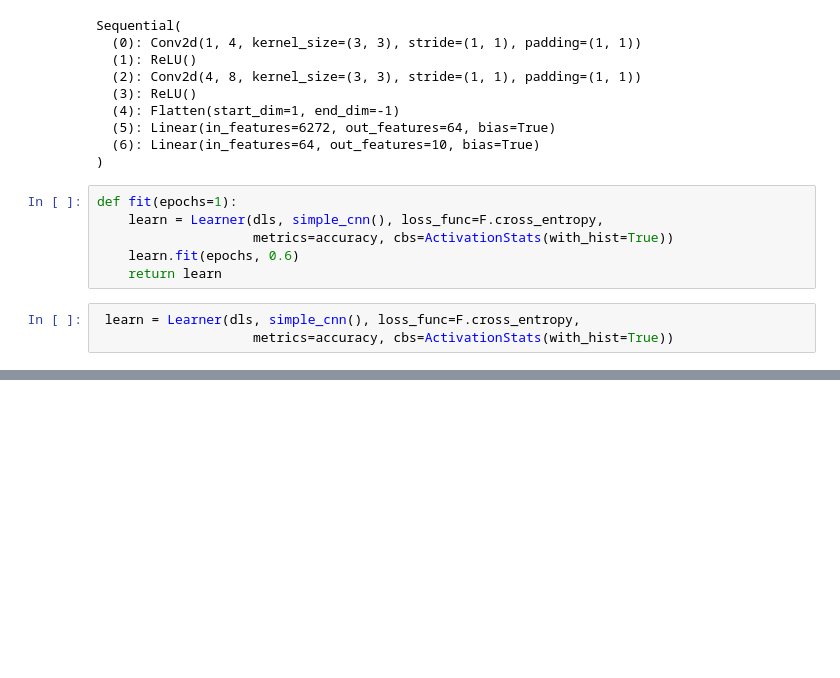
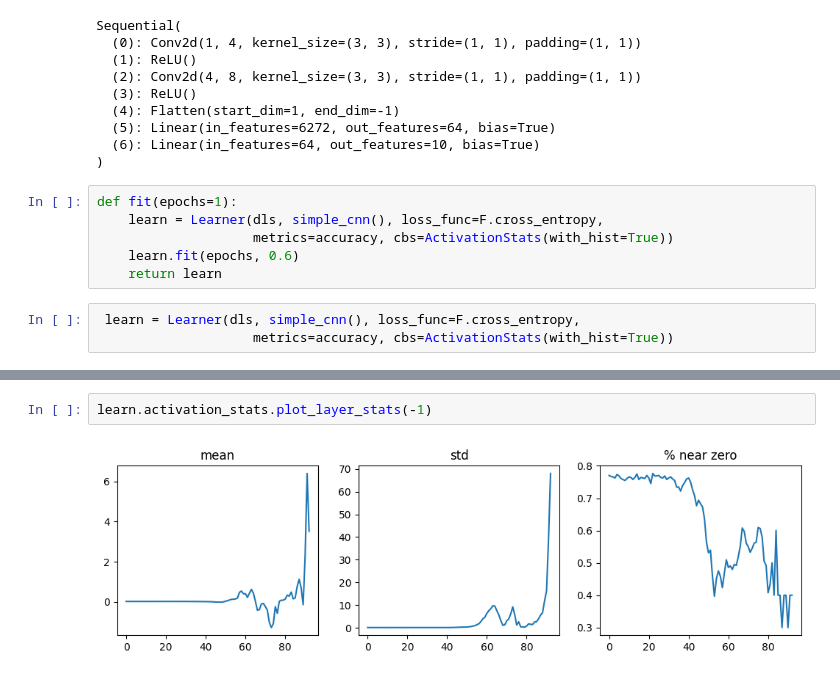
Before and after one commit to Teacher-Heiko/fastbook, a Jupyter notebook: MaxPool_Dropout_BatchNorm.ipynb, the cells around one changed output, grey strips where cells are left out. Saved outputs shown, nothing was run; the diff lists cells and outputs as text; blank space fills up the shorter version.

```diff
--- a/MaxPool_Dropout_BatchNorm.ipynb
+++ b/MaxPool_Dropout_BatchNorm.ipynb
@@ -156,0 +171,4 @@ learn_max = fit_max()
+# %%
+learn.activation_stats.plot_layer_stats(-1)
+# %% [output]
+[figure, added]
```
Also changed, not shown: parts of 9 cells of this notebook.
